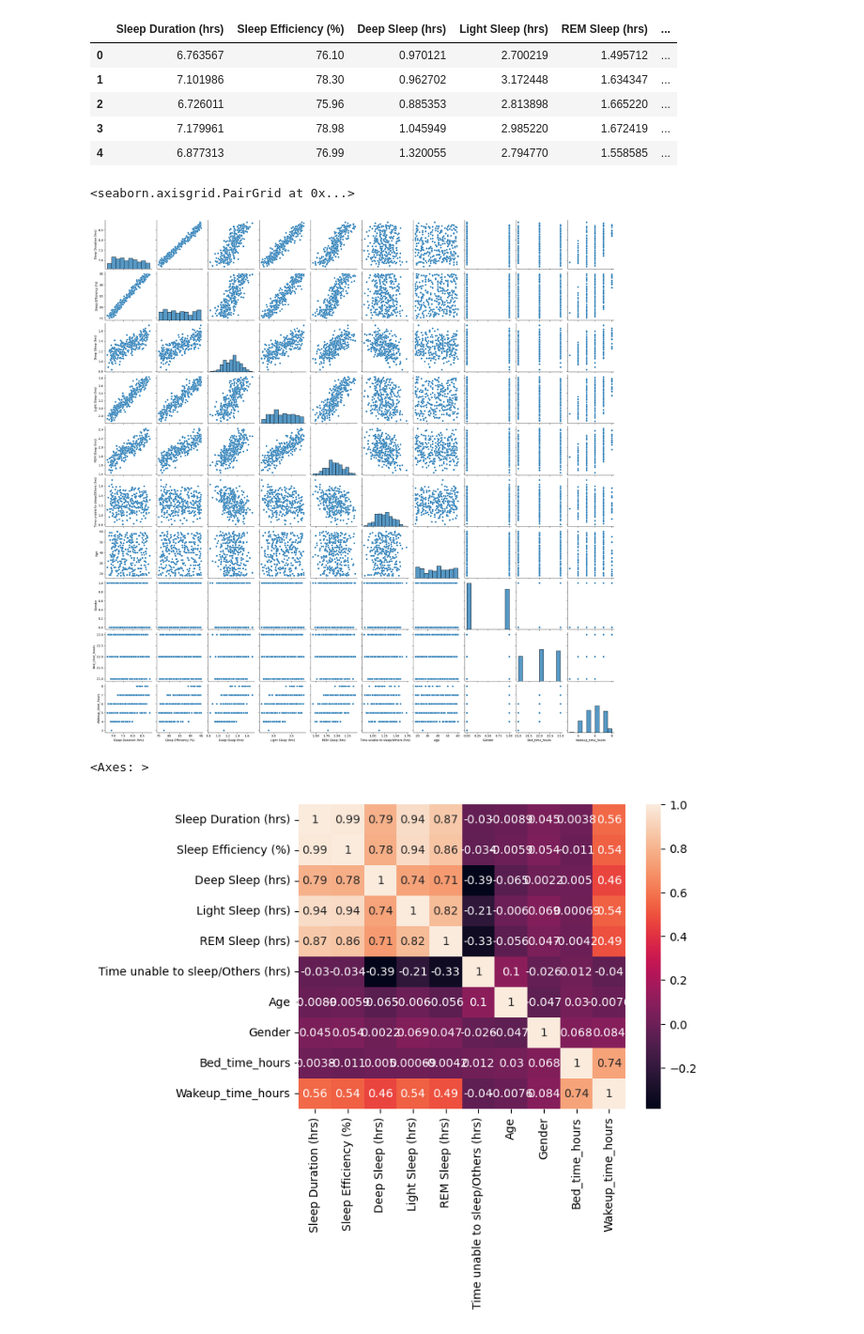
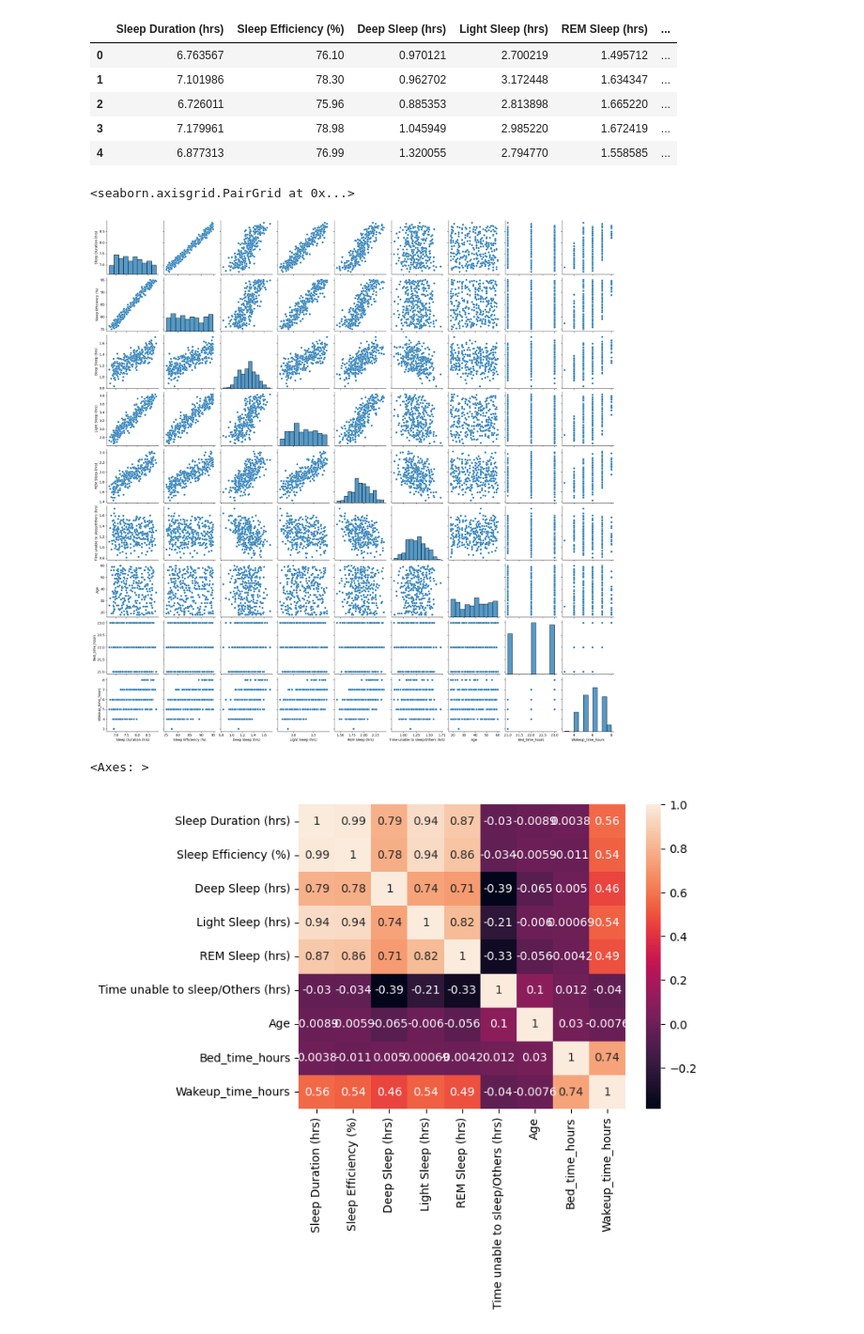
Before and after one commit to riadobriyal/Somnifit, a Jupyter notebook: backend/EDA & training/EDA_FS_sleep.ipynb, the cells around one changed output. Shown at 94% size. Drawn from its saved outputs; the diff is of its cells as text; code cells hidden in the pictures.

```diff
--- a/backend/EDA & training/EDA_FS_sleep.ipynb
+++ b/backend/EDA & training/EDA_FS_sleep.ipynb
@@ -57,10 +57,6 @@ Data columns (total 19 columns):
  18  Wakeup_time_hours                  300 non-null    int32
 dtypes: datetime64[ns](2), float64(7), int32(2), int64(5), object(3)
 memory usage: 42.3+ KB
-# %%
-from sklearn.preprocessing import LabelEncoder
-le = LabelEncoder()
-df['Gender'] = le.fit_transform(df['Gender'])
 # %%
 df.head()
 # %% [output]
@@ -88,10 +81,10 @@ df.head()
 sns.pairplot(df)
 # %% [output]
 <seaborn.axisgrid.PairGrid at 0x...>
-[figure, old version]
+[figure, new version]
 # %%
-sns.heatmap(df.corr(), annot=True)
+sns.heatmap(df.drop('Gender', axis=1).corr(), annot=True)
 # %% [output]
 <Axes: >
-[figure, old version]
+[figure, new version]
 # %%
```
Also changed, not shown: parts of 3 cells of this notebook, 9 other files.
